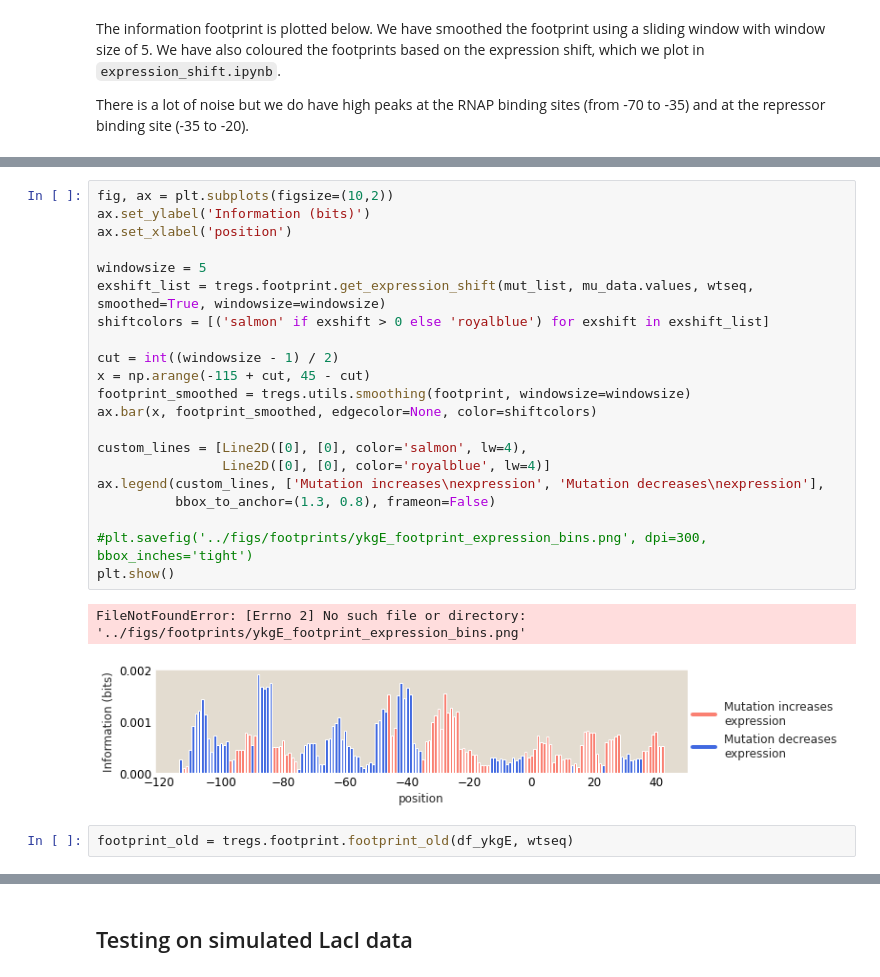
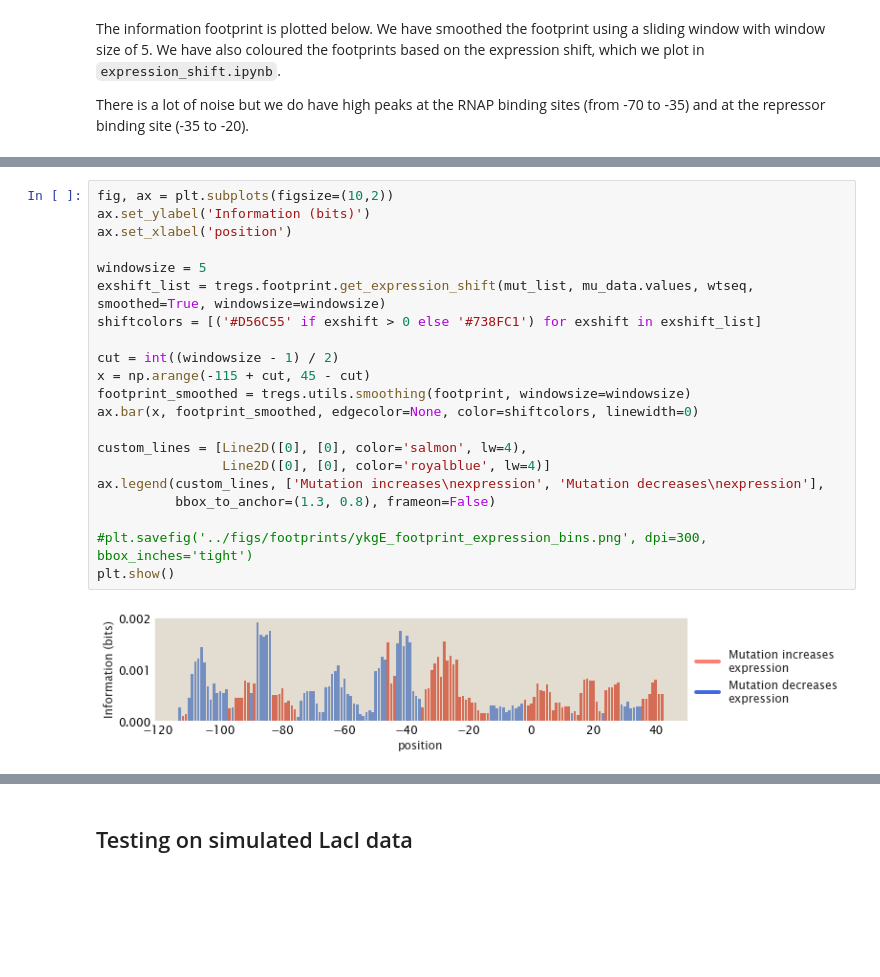
Before and after one commit to RPGroup-PBoC/theoretical_regseq, a Jupyter notebook: notebooks/pipeline/information_footprint.ipynb, the cells around one changed output, grey strips where cells are left out. Drawn from its saved outputs; the diff is of its cells as text; blank space fills up the shorter version.

```diff
--- a/notebooks/pipeline/information_footprint.ipynb
+++ b/notebooks/pipeline/information_footprint.ipynb
@@ -205,26 +189,23 @@ Image(url="../figs/footprints/ykgE_footprint_elife.jpg", width=620, height=150)
 # %%
 fig, ax = plt.subplots(figsize=(10,2))
 ax.set_ylabel('Information (bits)')
 ax.set_xlabel('position')
 
 windowsize = 5
 exshift_list = tregs.footprint.get_expression_shift(mut_list, mu_data.values, wtseq, smoothed=True, windowsize=windowsize)
-shiftcolors = [('salmon' if exshift > 0 else 'royalblue') for exshift in exshift_list]
+shiftcolors = [('#D56C55' if exshift > 0 else '#738FC1') for exshift in exshift_list]
 
 cut = int((windowsize - 1) / 2)
 x = np.arange(-115 + cut, 45 - cut)
 footprint_smoothed = tregs.utils.smoothing(footprint, windowsize=windowsize)
-ax.bar(x, footprint_smoothed, edgecolor=None, color=shiftcolors)
+ax.bar(x, footprint_smoothed, edgecolor=None, color=shiftcolors, linewidth=0)
 
 custom_lines = [Line2D([0], [0], color='salmon', lw=4),
                 Line2D([0], [0], color='royalblue', lw=4)]
 ax.legend(custom_lines, ['Mutation increases\nexpression', 'Mutation decreases\nexpression'],
           bbox_to_anchor=(1.3, 0.8), frameon=False)
 
 #plt.savefig('../figs/footprints/ykgE_footprint_expression_bins.png', dpi=300, bbox_inches='tight')
 plt.show()
 # %% [output]
-FileNotFoundError: [Errno 2] No such file or directory: '../figs/footprints/ykgE_footprint_expression_bins.png'
-[figure, old version]
+[figure, new version]
-# %%
-footprint_old = tregs.footprint.footprint_old(df_ykgE, wtseq)
```
Also changed, not shown: parts of 34 cells of this notebook, 7 other files.
